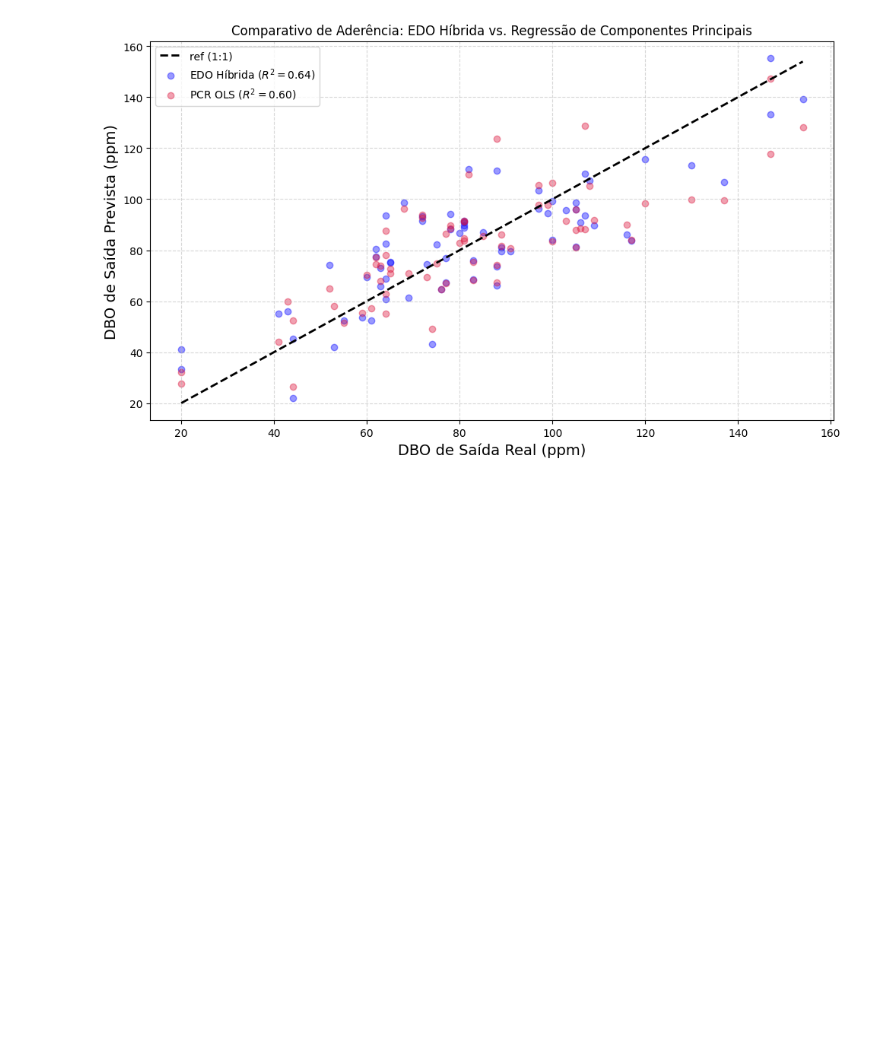
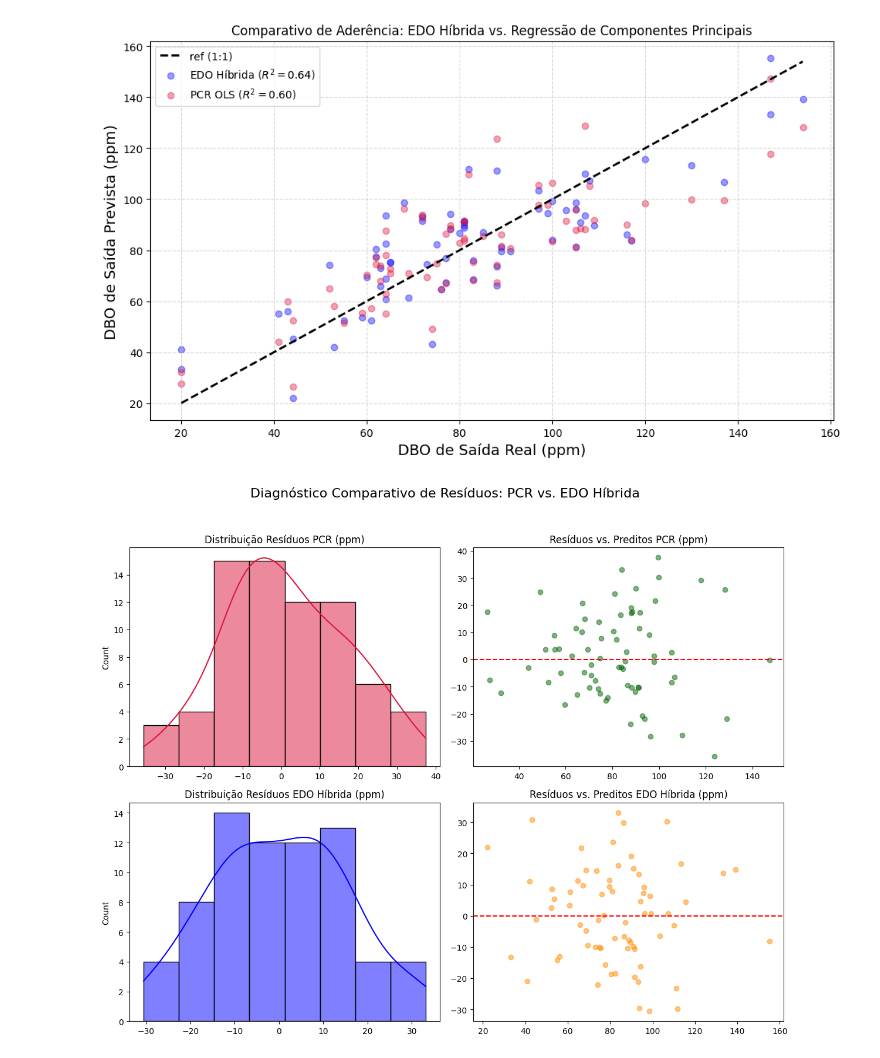
Before and after one commit to Souzalua/Matem-tica-instrumental, a Jupyter notebook: Otimizacao_lagoa.ipynb, the cells around one changed output. Saved outputs shown, nothing was run; the diff lists cells and outputs as text; code cells hidden in the pictures; blank space fills up the shorter version.

```diff
--- a/Otimizacao_lagoa.ipynb
+++ b/Otimizacao_lagoa.ipynb
@@ -709,3 +753,33 @@ plt.tight_layout()
 plt.show()
 # %% [output]
 [figure]
+# %%
+
+# Configuração da figura (2 linhas, 2 colunas)
+fig, axes = plt.subplots(2, 2, figsize=(12, 10))
+fig.suptitle('Diagnóstico Comparativo de Resíduos: PCR vs. EDO Híbrida', fontsize=16)
+
+#PCR
+residuos_pcr = y_real_ppm - y_pred_ppm
+
+sns.histplot(residuos_pcr, kde=True, color='crimson', ax=axes[0, 0])
+axes[0, 0].set_title('Distribuição Resíduos PCR (ppm)')
+
+axes[0, 1].scatter(y_pred_ppm, residuos_pcr, alpha=0.5, color='darkgreen')
+axes[0, 1].axhline(0, color='red', linestyle='--')
+axes[0, 1].set_title('Resíduos vs. Preditos PCR (ppm)')
+
+# EDO
+residuos_edo = y - y_pred
+
+sns.histplot(residuos_edo, kde=True, color='blue', ax=axes[1, 0])
+axes[1, 0].set_title('Distribuição Resíduos EDO Híbrida (ppm)')
+
+axes[1, 1].scatter(y_pred, residuos_edo, alpha=0.5, color='darkorange')
+axes[1, 1].axhline(0, color='red', linestyle='--')
+axes[1, 1].set_title('Resíduos vs. Preditos EDO Híbrida (ppm)')
+
+plt.tight_layout(rect=[0, 0.03, 1, 0.95])
+plt.show()
+# %% [output]
+[figure, added]
```
Also changed, not shown: parts of 10 cells of this notebook.
